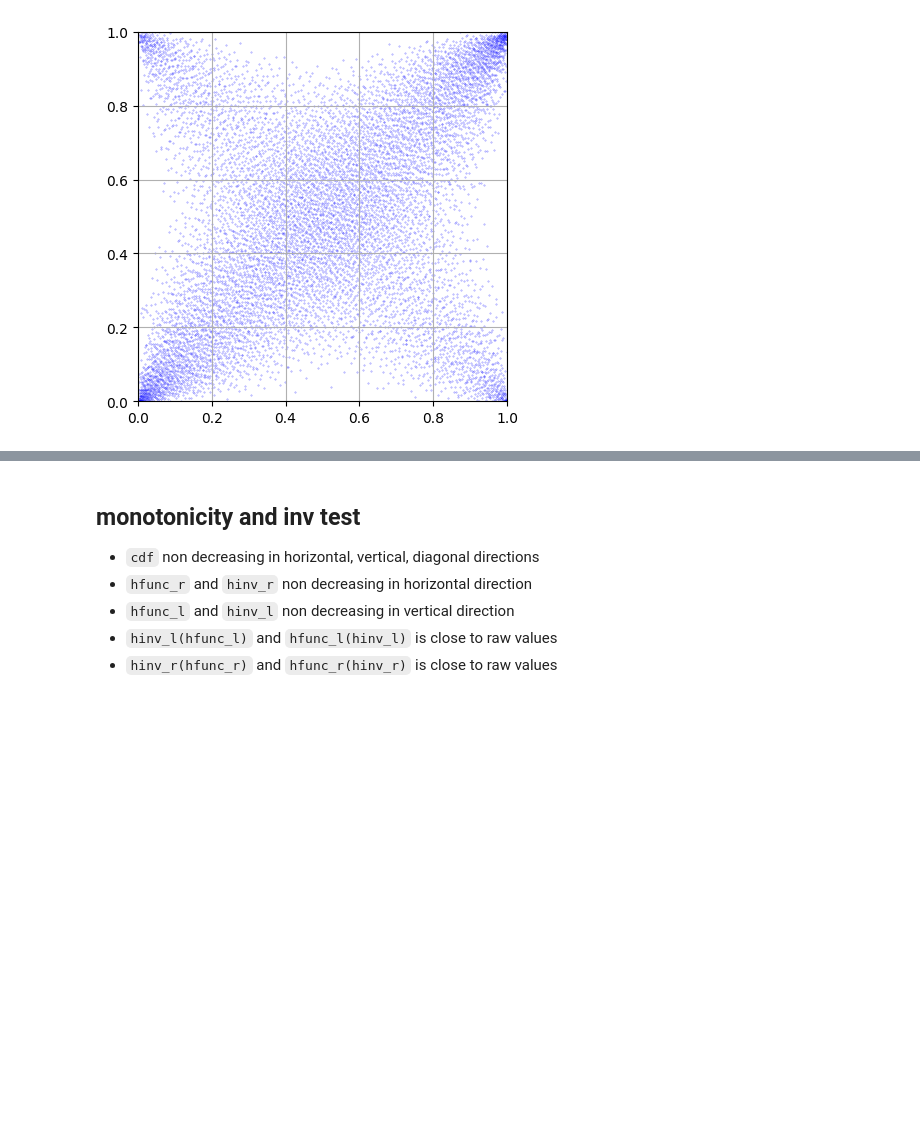
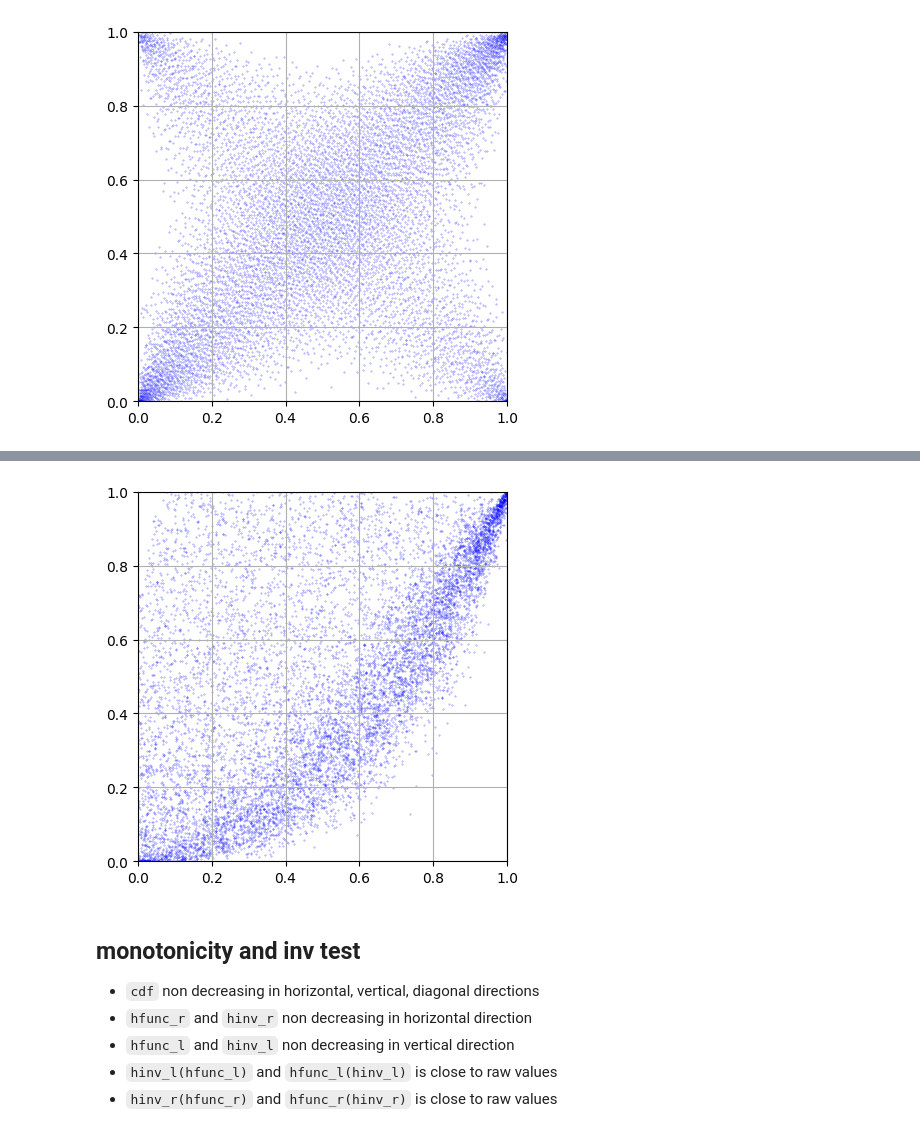
Before and after one commit to TY-Cheng/torchvinecopulib, a Jupyter notebook: examples/0_bicop.ipynb, the cells around one changed output, grey strips where cells are left out. Cells and saved outputs as stored; diff of their text form; code cells hidden in the pictures; blank space fills up the shorter version.

```diff
--- a/examples/0_bicop.ipynb
+++ b/examples/0_bicop.ipynb
@@ -101,3 +116,12 @@ ax.set_aspect("equal", adjustable="box")
+# %%
+plt.scatter(*bcp_tvc.sample(num_sample=10000, seed=42).numpy().T, s=0.1, c="blue", alpha=0.5)
+plt.xlim(0, 1)
+plt.ylim(0, 1)
+plt.grid()
+ax = plt.gca()
+ax.set_aspect("equal", adjustable="box")
+# %% [output]
+[figure, added]
 # %% [markdown]
 ## monotonicity and inv test
 
```
Also changed, not shown: parts of 4 cells of this notebook, 2 other files.
